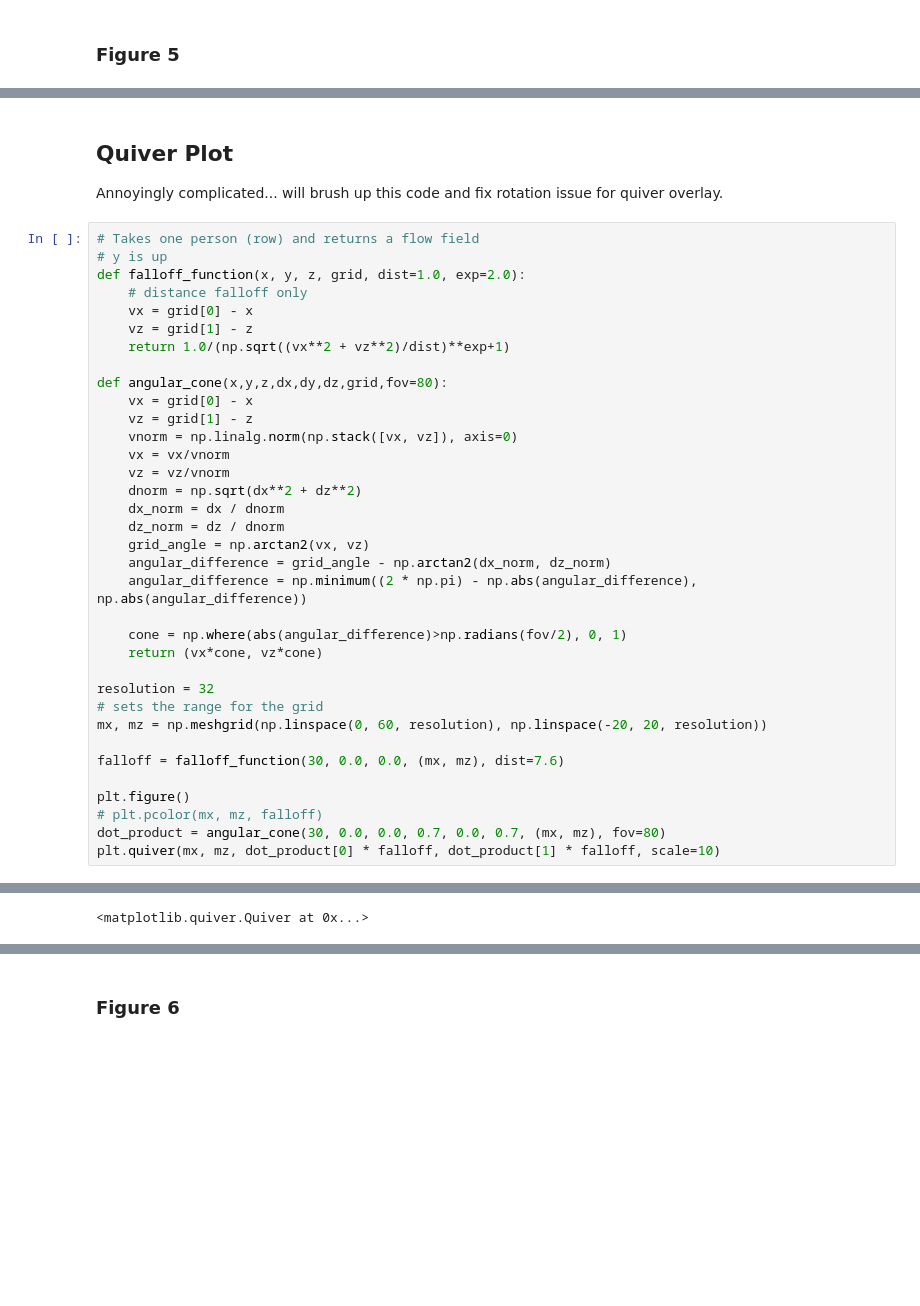
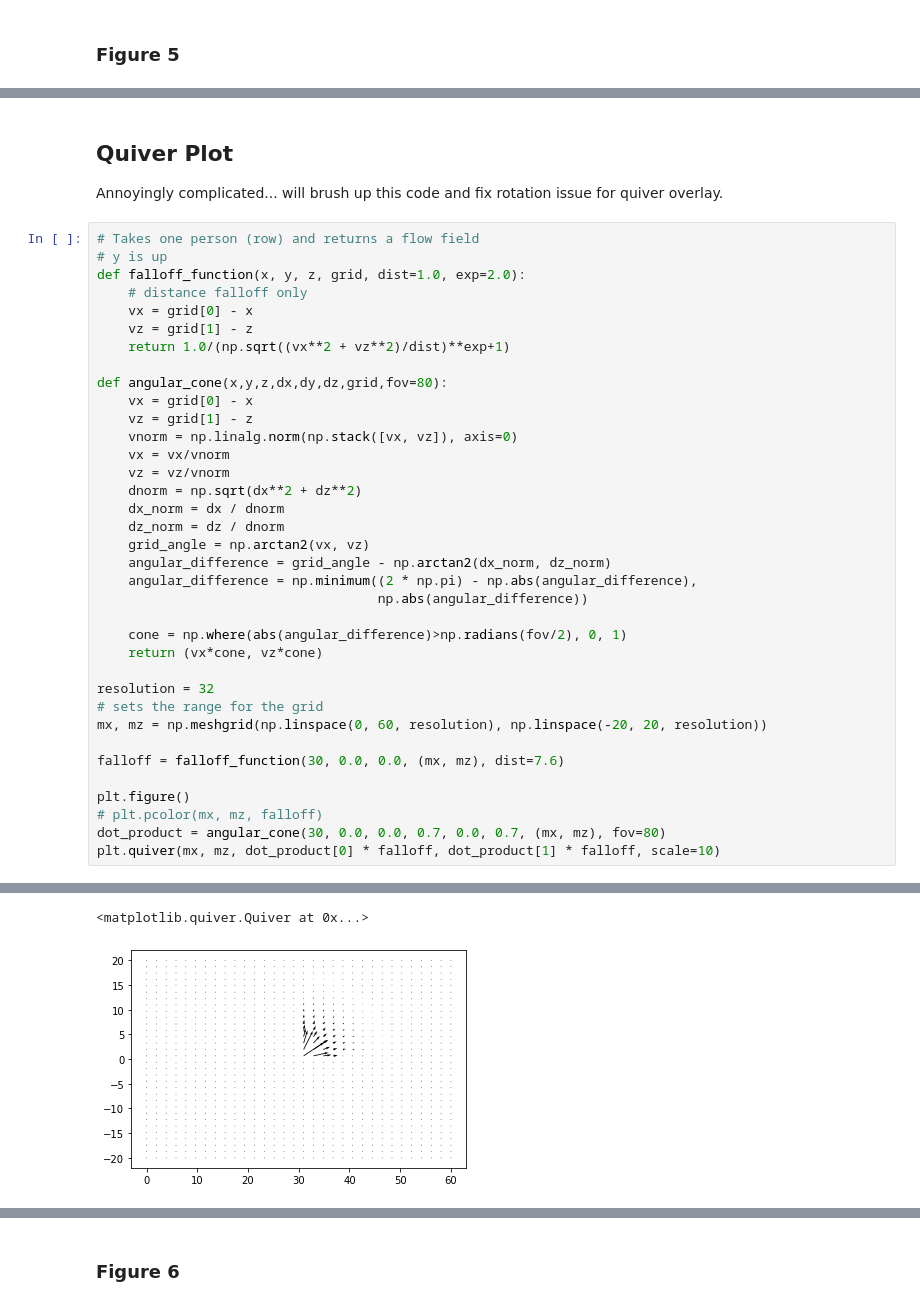
Before and after one commit to ayman/hubs-research-acm-chi-2021, a Jupyter notebook: 3.Notebooks/3.VisualisingSocialMetrics.ipynb, the cells around one changed output, grey strips where cells are left out. Drawn from its saved outputs; the diff is of its cells as text; blank space fills up the shorter version.

```diff
--- a/3.Notebooks/3.VisualisingSocialMetrics.ipynb
+++ b/3.Notebooks/3.VisualisingSocialMetrics.ipynb
@@ -104,7 +120,8 @@ draw_kde_map(main_room, save_fig="outputs/overall.pdf")
 # %% [markdown]
 ## Quiver Plot
 
-Annoyingly complicated... will brush up this code and fix rotation issue for quiver overlay.
+Annoyingly complicated... will brush up this code and fix rotation issue
+for quiver overlay.
 # %%
 # Takes one person (row) and returns a flow field
 # y is up
@@ -125,7 +142,8 @@ def angular_cone(x,y,z,dx,dy,dz,grid,fov=80):
     dz_norm = dz / dnorm
     grid_angle = np.arctan2(vx, vz)
     angular_difference = grid_angle - np.arctan2(dx_norm, dz_norm)
-    angular_difference = np.minimum((2 * np.pi) - np.abs(angular_difference), np.abs(angular_difference))
+    angular_difference = np.minimum((2 * np.pi) - np.abs(angular_difference),
+                                    np.abs(angular_difference))
 
     cone = np.where(abs(angular_difference)>np.radians(fov/2), 0, 1)
     return (vx*cone, vz*cone)
@@ -146,4 +162,5 @@ plt.quiver(mx, mz, dot_product[0] * falloff, dot_product[1] * falloff, scale=10)
 <matplotlib.quiver.Quiver at 0x...>
+[figure, added]
 # %%
 def frame_field(frame, grid, falloff_distance=50, fov=80):
     accumulator = np.zeros_like(grid[0]), np.zeros_like(grid[1])
```
Also changed, not shown: parts of 14 cells of this notebook, 2 other files.
